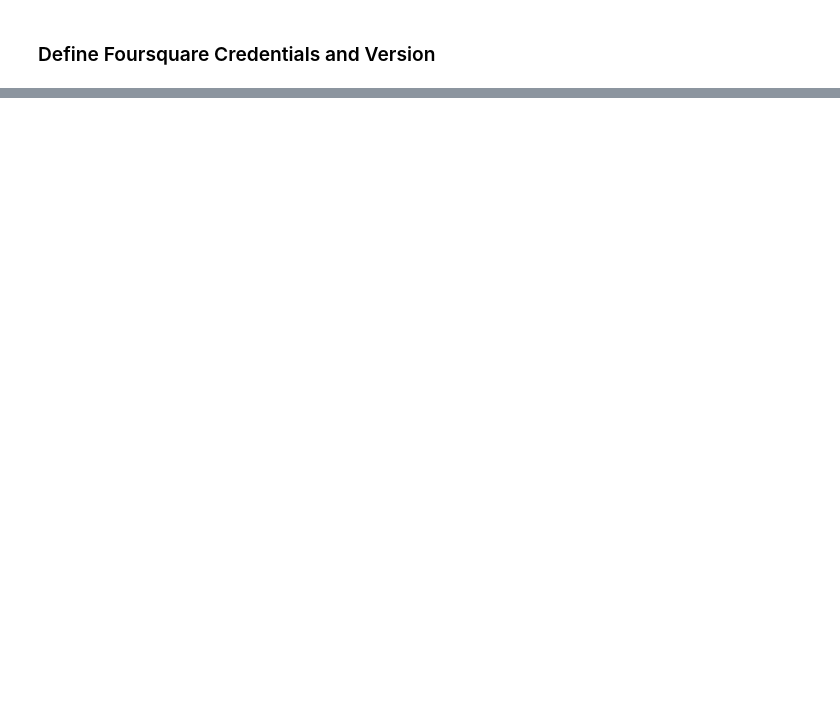
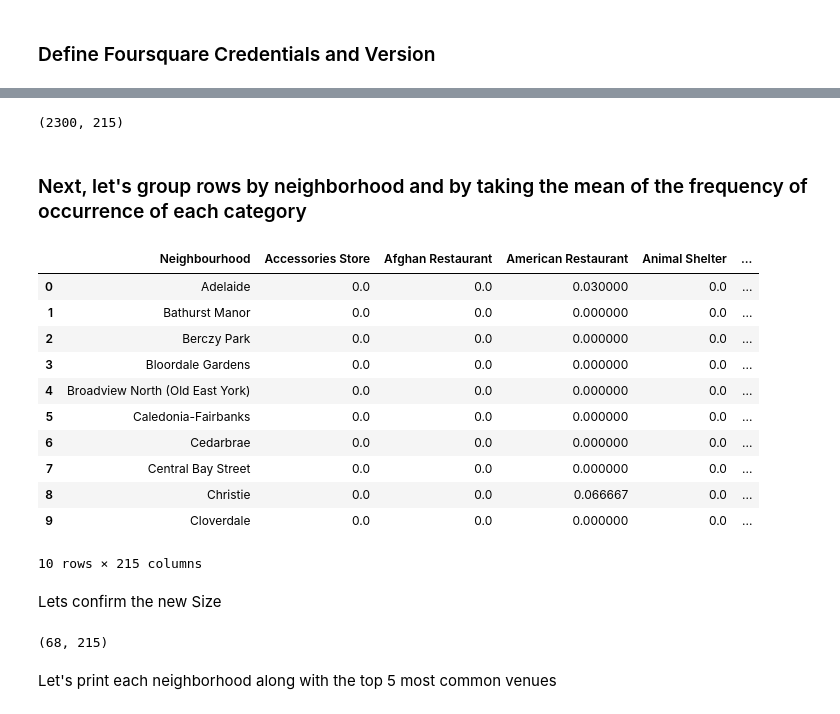
Before and after one commit to uditchoudhary/Applied-Data-Science-Capstone, a Jupyter notebook: Segmenting and Clustering Neighborhoods in Toronto.ipynb, the cells around one changed output, grey strips where cells are left out. Saved outputs shown, nothing was run; the diff lists cells and outputs as text; code cells hidden in the pictures; blank space fills up the shorter version.

```diff
--- a/Segmenting and Clustering Neighborhoods in Toronto.ipynb
+++ b/Segmenting and Clustering Neighborhoods in Toronto.ipynb
@@ -333,0 +472,12 @@ map_toronto
+# %%
+# one hot encoding
+toronto_onehot = pd.get_dummies(toronto_venues[['Venue Category']], prefix="", prefix_sep="")
+
+# add neighborhood column back to dataframe
+toronto_onehot['Neighbourhood'] = toronto_venues['Neighbourhood']
+
+# move neighborhood column to the first column
+fixed_columns = [toronto_onehot.columns[-1]] + list(toronto_onehot.columns[:-1])
+toronto_onehot = toronto_onehot[fixed_columns]
+
+toronto_onehot.head()
@@ -333,0 +492,30 @@ map_toronto
+# %%
+toronto_onehot.shape
+# %% [output]
+(2300, 215)
+# %% [markdown]
+### Next, let's group rows by neighborhood and by taking the mean of the frequency of occurrence of each category
+# %%
+toronto_grouped = toronto_onehot.groupby('Neighbourhood').mean().reset_index()
+toronto_grouped.head(10)
+# %% [output]
+|  | Neighbourhood | Accessories Store | Afghan Restaurant | American Restaurant | Animal Shelter | ... |
+| 0 | Adelaide | 0.0 | 0.0 | 0.030000 | 0.0 | ... |
+| 1 | Bathurst Manor | 0.0 | 0.0 | 0.000000 | 0.0 | ... |
+| 2 | Berczy Park | 0.0 | 0.0 | 0.000000 | 0.0 | ... |
+| 3 | Bloordale Gardens | 0.0 | 0.0 | 0.000000 | 0.0 | ... |
+| 4 | Broadview North (Old East York) | 0.0 | 0.0 | 0.000000 | 0.0 | ... |
+| 5 | Caledonia-Fairbanks | 0.0 | 0.0 | 0.000000 | 0.0 | ... |
+| 6 | Cedarbrae | 0.0 | 0.0 | 0.000000 | 0.0 | ... |
+| 7 | Central Bay Street | 0.0 | 0.0 | 0.000000 | 0.0 | ... |
+| 8 | Christie | 0.0 | 0.0 | 0.066667 | 0.0 | ... |
+| 9 | Cloverdale | 0.0 | 0.0 | 0.000000 | 0.0 | ... |
+10 rows × 215 columns
+# %% [markdown]
+Lets confirm the new Size
+# %%
+toronto_grouped.shape
+# %% [output]
+(68, 215)
+# %% [markdown]
+Let's print each neighborhood along with the top 5 most common venues
```
Also changed, not shown: parts of 35 cells of this notebook.
